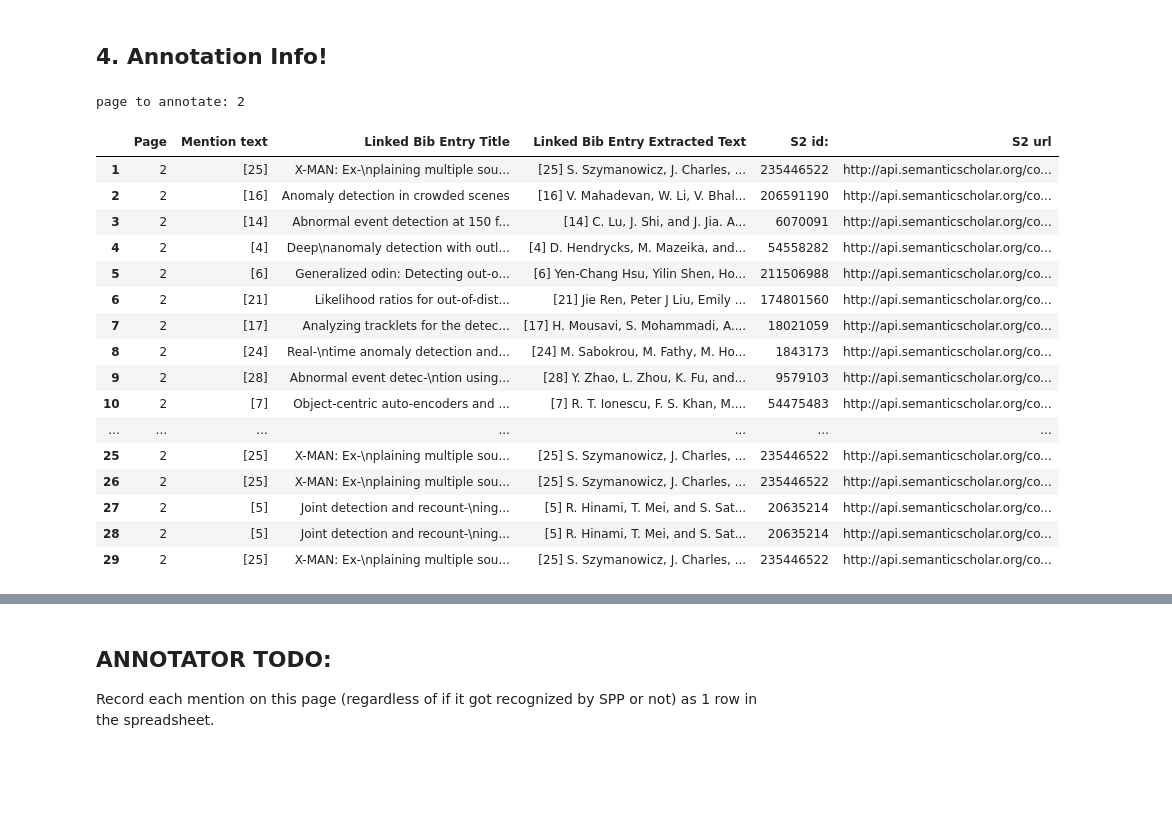
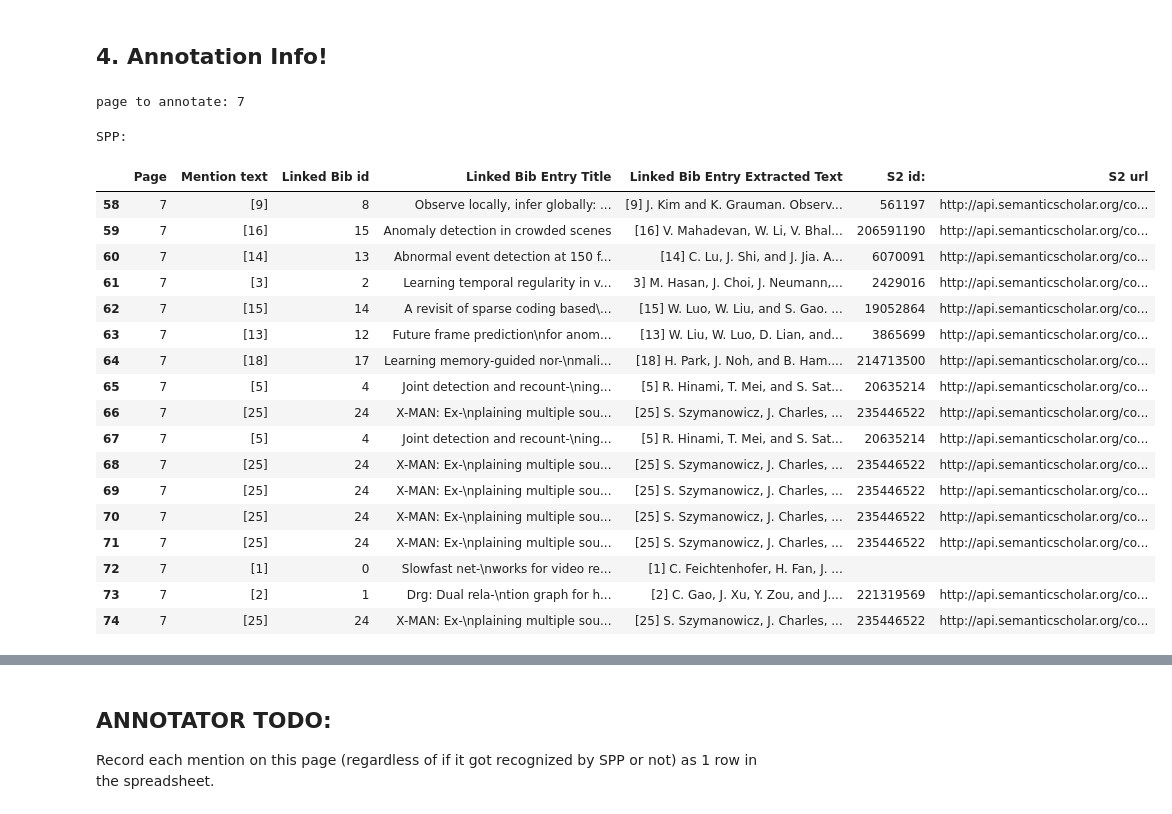
Before and after one commit to allenai/mmda, a Jupyter notebook: end_to_end_eval_easier.ipynb, the cells around one changed output, grey strips where cells are left out. Drawn from its saved outputs; the diff is of its cells as text; code cells hidden in the pictures; blank space fills up the shorter version.

```diff
--- a/end_to_end_eval_easier.ipynb
+++ b/end_to_end_eval_easier.ipynb
@@ -241,6 +300,8 @@ def get_index_of_bib_entry_with_id(bib_entry_id):
     return linked_bib_entry_index_list[0]
 
 def extract_first_group_symbols(span_groups):
+    if len(span_groups) > 1:
+        print("warning: multiple span_groups detected when 0 or 1 expected")
     try:
         first_one = span_groups[0]
         text = first_one.symbols[0]
@@ -306,49 +367,65 @@ pages_w_mentions = [citation_mention.pages[0].id + 1 for citation_mention in mmd
 annot_page = random.choice(pages_w_mentions)
 print("page to annotate:", annot_page)
 # %% [output]
-page to annotate: 2
+page to annotate: 7
 # %%
-#gives table of mentions and their corresponding bib_entry ids, s2 linked papers
+# gives table of SPP mentions and their corresponding bib_entry ids
+# (if the doc is annotated with bib_entries), and s2 linked papers
 import pandas as pd
 from IPython.display import HTML
 
-ref_info = {
+if 'bib_entries' in mmda_doc.fields:
+    ref_info = {
+        # "Mention ID": [citation_mention.id for citation_mention in mmda_doc.citation_mentions],
+        "Page": [citation_mention.pages[0].id + 1 for citation_mention in mmda_doc.citation_mentions],
+        "Mention text": [citation_mention.symbols for citation_mention in mmda_doc.citation_mentions],
+        "Linked Bib id": [citation_links[citation_mention.id] for citation_mention in mmda_doc.citation_mentions],
+        # TODO: use DWP "words" text instead of doc.symbols (ex: the title "Reaction-Diﬀusion processes and meta-population mod-\nels in Heterogeneous Networks" gives no match, but manually changing "mod-\nels" to "models" results in an S2 id match)
+        "Linked Bib Entry Title": [get_bib_entry_title(citation_mention.id) for citation_mention in mmda_doc.citation_mentions],
+        "Linked Bib Entry Extracted Text": [get_full_bib_entry_text(citation_mention.id) for citation_mention in mmda_doc.citation_mentions],
+        "S2 id:": [ids if ids != str(-1) else " " for ids in s2_ids],
+        "S2 url": [f"http://api.semanticscholar.org/corpusid:{ids}" if ids != str(-1) else " " for ids in s2_ids]
+        }
+else:
+    ref_info = {
     # "Mention ID": [citation_mention.id for citation_mention in mmda_doc.citation_mentions],
     "Page": [citation_mention.pages[0].id + 1 for citation_mention in mmda_doc.citation_mentions],
     "Mention text": [citation_mention.symbols for citation_mention in mmda_doc.citation_mentions],
     # TODO: use DWP "words" text instead of doc.symbols (ex: the title "Reaction-Diﬀusion processes and meta-population mod-\nels in Heterogeneous Networks" gives no match, but manually changing "mod-\nels" to "models" results in an S2 id match)
-    "Linked Bib Entry Title": [get_bib_entry_title(citation_mention.id) for citation_mention in mmda_doc.citation_mentions],
-    "Linked Bib Entry Extracted Text": [get_full_bib_entry_text(citation_mention.id) for citation_mention in mmda_doc.citation_mentions],
-    # "Linked Bib id": [citation_links[citation_mention.id] for citation_mention in mmda_doc.citation_mentions],
-    "S2 id:": [ids if ids != str(-1) else " " for ids in s2_ids],
-    "S2 url": [f"http://api.semanticscholar.org/corpusid:{ids}" if ids != str(-1) else " " for ids in s2_ids]
+    "Linked Bib Entry Title": ["no bibs" for citation_mention in mmda_doc.citation_mentions],
+    "Linked Bib Entry Extracted Text": ["no bibs" for citation_mention in mmda_doc.citation_mentions],
+    "S2 id:": ["no bibs" for ids in s2_ids],
+    "S2 url": ["no bibs" for ids in s2_ids]
     }
 
-df = pd.DataFrame.from_dict(ref_info, orient='index')
-df = df.transpose()
+spp_df = pd.DataFrame.from_dict(ref_info, orient='index')
+spp_df = spp_df.transpose()
 
 # selecting rows based on random page selected to annotate
 # you can comment the line below out to see all mentions across all pages
-df = df[df['Page'] == annot_page]
+spp_df = spp_df[spp_df['Page'] == annot_page]
 
 
-#make s2 links clickable
-HTML(df.to_html(render_links=True, escape=False))
+# make s2 links clickable
+print("SPP:")
+HTML(spp_df.to_html(render_links=True, escape=False))
 # %% [output]
+SPP:
-|  | Page | Mention text | Linked Bib Entry Title | Linked Bib Entry Extracted Text | S2 id: | S2 url |
-| 1 | 2 | [25] | X-MAN: Ex-\nplaining multiple sou... | [25] S. Szymanowicz, J. Charles, ... | 235446522 | http://api.semanticscholar.org/co... |
-| 2 | 2 | [16] | Anomaly detection in crowded scenes | [16] V. Mahadevan, W. Li, V. Bhal... | 206591190 | http://api.semanticscholar.org/co... |
-| 3 | 2 | [14] | Abnormal event detection at 150 f... | [14] C. Lu, J. Shi, and J. Jia. A... | 6070091 | http://api.semanticscholar.org/co... |
-| 4 | 2 | [4] | Deep\nanomaly detection with outl... | [4] D. Hendrycks, M. Mazeika, and... | 54558282 | http://api.semanticscholar.org/co... |
-| 5 | 2 | [6] | Generalized odin: Detecting out-o... | [6] Yen-Chang Hsu, Yilin Shen, Ho... | 211506988 | http://api.semanticscholar.org/co... |
-| 6 | 2 | [21] | Likelihood ratios for out-of-dist... | [21] Jie Ren, Peter J Liu, Emily ... | 174801560 | http://api.semanticscholar.org/co... |
-| 7 | 2 | [17] | Analyzing tracklets for the detec... | [17] H. Mousavi, S. Mohammadi, A.... | 18021059 | http://api.semanticscholar.org/co... |
-| 8 | 2 | [24] | Real-\ntime anomaly detection and... | [24] M. Sabokrou, M. Fathy, M. Ho... | 1843173 | http://api.semanticscholar.org/co... |
-| 9 | 2 | [28] | Abnormal event detec-\ntion using... | [28] Y. Zhao, L. Zhou, K. Fu, and... | 9579103 | http://api.semanticscholar.org/co... |
-| 10 | 2 | [7] | Object-centric auto-encoders and ... | [7] R. T. Ionescu, F. S. Khan, M.... | 54475483 | http://api.semanticscholar.org/co... |
-| ... | ... | ... | ... | ... | ... | ... |
-| 25 | 2 | [25] | X-MAN: Ex-\nplaining multiple sou... | [25] S. Szymanowicz, J. Charles, ... | 235446522 | http://api.semanticscholar.org/co... |
-| 26 | 2 | [25] | X-MAN: Ex-\nplaining multiple sou... | [25] S. Szymanowicz, J. Charles, ... | 235446522 | http://api.semanticscholar.org/co... |
-| 27 | 2 | [5] | Joint detection and recount-\ning... | [5] R. Hinami, T. Mei, and S. Sat... | 20635214 | http://api.semanticscholar.org/co... |
-| 28 | 2 | [5] | Joint detection and recount-\ning... | [5] R. Hinami, T. Mei, and S. Sat... | 20635214 | http://api.semanticscholar.org/co... |
-| 29 | 2 | [25] | X-MAN: Ex-\nplaining multiple sou... | [25] S. Szymanowicz, J. Charles, ... | 235446522 | http://api.semanticscholar.org/co... |
+|  | Page | Mention text | Linked Bib id | Linked Bib Entry Title | Linked Bib Entry Extracted Text | S2 id: | S2 url |
+| 58 | 7 | [9] | 8 | Observe locally, infer globally: ... | [9] J. Kim and K. Grauman. Observ... | 561197 | http://api.semanticscholar.org/co... |
+| 59 | 7 | [16] | 15 | Anomaly detection in crowded scenes | [16] V. Mahadevan, W. Li, V. Bhal... | 206591190 | http://api.semanticscholar.org/co... |
+| 60 | 7 | [14] | 13 | Abnormal event detection at 150 f... | [14] C. Lu, J. Shi, and J. Jia. A... | 6070091 | http://api.semanticscholar.org/co... |
+| 61 | 7 | [3] | 2 | Learning temporal regularity in v... | 3] M. Hasan, J. Choi, J. Neumann,... | 2429016 | http://api.semanticscholar.org/co... |
+| 62 | 7 | [15] | 14 | A revisit of sparse coding based\... | [15] W. Luo, W. Liu, and S. Gao. ... | 19052864 | http://api.semanticscholar.org/co... |
+| 63 | 7 | [13] | 12 | Future frame prediction\nfor anom... | [13] W. Liu, W. Luo, D. Lian, and... | 3865699 | http://api.semanticscholar.org/co... |
+| 64 | 7 | [18] | 17 | Learning memory-guided nor-\nmali... | [18] H. Park, J. Noh, and B. Ham.... | 214713500 | http://api.semanticscholar.org/co... |
+| 65 | 7 | [5] | 4 | Joint detection and recount-\ning... | [5] R. Hinami, T. Mei, and S. Sat... | 20635214 | http://api.semanticscholar.org/co... |
+| 66 | 7 | [25] | 24 | X-MAN: Ex-\nplaining multiple sou... | [25] S. Szymanowicz, J. Charles, ... | 235446522 | http://api.semanticscholar.org/co... |
+| 67 | 7 | [5] | 4 | Joint detection and recount-\ning... | [5] R. Hinami, T. Mei, and S. Sat... | 20635214 | http://api.semanticscholar.org/co... |
+| 68 | 7 | [25] | 24 | X-MAN: Ex-\nplaining multiple sou... | [25] S. Szymanowicz, J. Charles, ... | 235446522 | http://api.semanticscholar.org/co... |
+| 69 | 7 | [25] | 24 | X-MAN: Ex-\nplaining multiple sou... | [25] S. Szymanowicz, J. Charles, ... | 235446522 | http://api.semanticscholar.org/co... |
+| 70 | 7 | [25] | 24 | X-MAN: Ex-\nplaining multiple sou... | [25] S. Szymanowicz, J. Charles, ... | 235446522 | http://api.semanticscholar.org/co... |
+| 71 | 7 | [25] | 24 | X-MAN: Ex-\nplaining multiple sou... | [25] S. Szymanowicz, J. Charles, ... | 235446522 | http://api.semanticscholar.org/co... |
+| 72 | 7 | [1] | 0 | Slowfast net-\nworks for video re... | [1] C. Feichtenhofer, H. Fan, J. ... |  |  |
+| 73 | 7 | [2] | 1 | Drg: Dual rela-\ntion graph for h... | [2] C. Gao, J. Xu, Y. Zou, and J.... | 221319569 | http://api.semanticscholar.org/co... |
+| 74 | 7 | [25] | 24 | X-MAN: Ex-\nplaining multiple sou... | [25] S. Szymanowicz, J. Charles, ... | 235446522 | http://api.semanticscholar.org/co... |
```
Also changed, not shown: parts of 13 cells of this notebook.
